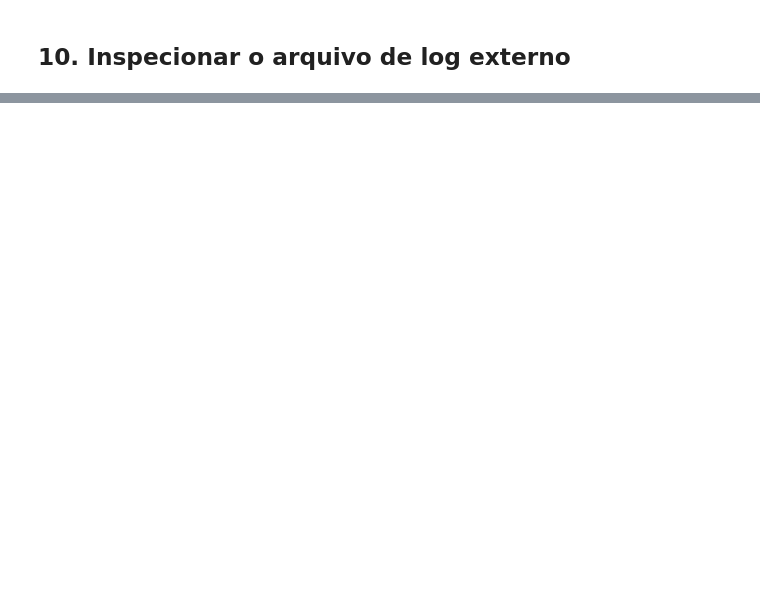
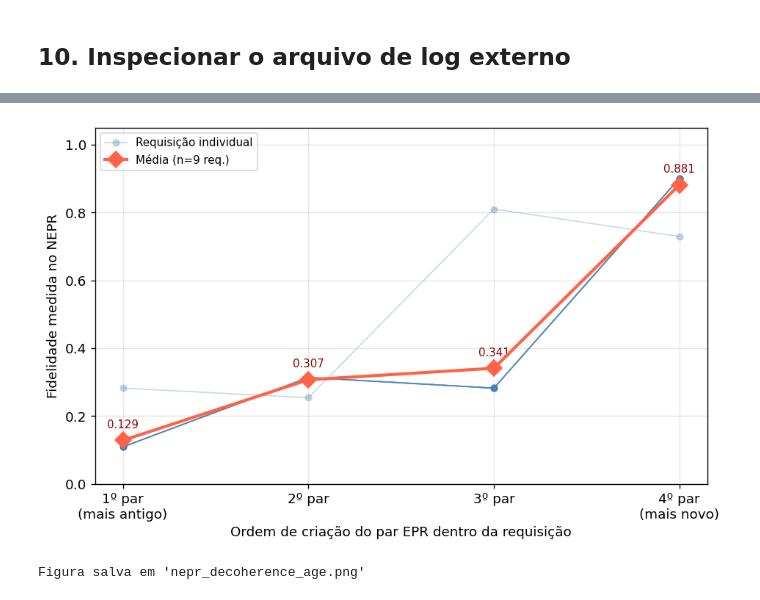
Before and after one commit to artuenric/QuantumNet, a Jupyter notebook: docs/nepr.ipynb, the cells around one changed output, grey strips where cells are left out. Cells and saved outputs as stored; diff of their text form; code cells hidden in the pictures; blank space fills up the shorter version.

Commit message:
docs(nepr): adiciona gráficos de decoerrência e população de qubits

```diff
--- a/docs/nepr.ipynb
+++ b/docs/nepr.ipynb
@@ -281,0 +294,17 @@ Arquivo 'nepr.log' — 7396102 linhas / 719684.5 KB
+# %%
+# ── Configuração de visualização — carrega CSV e variáveis compartilhadas ─────
+plt.rcParams.update({'figure.dpi': 120, 'font.size': 11})
+
+# Recarrega o CSV (permite rodar esta seção de forma independente)
+df_v = pd.read_csv(METRICS_CSV)
+
+# Variáveis de referência reutilizadas em todos os gráficos
+nepr_complete_ticks = df_v.loc[df_v['event_type'] == 'nepr_complete', 'clock_tick'].tolist()
+nepr_failed_ticks   = df_v.loc[df_v['event_type'] == 'nepr_failed',   'clock_tick'].tolist()
+regen_ticks         = df_v.loc[df_v['event_type'] == 'qubits_regenerated', 'clock_tick'].tolist()
+
+print(f"Dados carregados: {len(df_v)} eventos  |  "
+      f"ticks 0 – {int(df_v['clock_tick'].max())}")
+print(f"NEPR concluídos : {len(nepr_complete_ticks)}  |  "
+      f"NEPR falhados : {len(nepr_failed_ticks)}  |  "
+      f"Ciclos de regeneração : {len(regen_ticks)}")
@@ -281,0 +318,60 @@ Arquivo 'nepr.log' — 7396102 linhas / 719684.5 KB
+# %%
+import ast
+
+# ── Parse nepr_complete measurements do CSV ───────────────────────────────────
+df_nc = df_v[df_v['event_type'] == 'nepr_complete'].copy()
+
+def _parse_meas(details_str):
+    if not pd.notna(details_str) or not details_str:
+        return []
+    try:
+        d = json.loads(details_str)
+        m = d.get('measurements', [])
+        return ast.literal_eval(m) if isinstance(m, str) else m
+    except Exception:
+        return []
+
+df_nc['meas'] = df_nc['details'].apply(_parse_meas)
+
+pair_rows = []
+for req_num, (_, row) in enumerate(df_nc.iterrows(), start=1):
+    for idx, fid in enumerate(row['meas']):
+        pair_rows.append({'requisição': req_num, 'índice_par': idx, 'fidelidade': fid})
+df_pairs = pd.DataFrame(pair_rows)
+
+# ── Gráfico ───────────────────────────────────────────────────────────────────
+fig, ax = plt.subplots(figsize=(8, 5))
+
+if not df_pairs.empty:
+    n_idx = df_pairs['índice_par'].nunique()
+    for i, (_, grp) in enumerate(df_pairs.groupby('requisição')):
+        ax.plot(grp['índice_par'], grp['fidelidade'], 'o-',
+                alpha=0.30, linewidth=1, markersize=5, color='steelblue',
+                label='Requisição individual' if i == 0 else '_nolegend_')
+
+    avg = df_pairs.groupby('índice_par')['fidelidade'].mean()
+    ax.plot(avg.index, avg.values, 'D-',
+            color='tomato', linewidth=2.5, markersize=9, zorder=10,
+            label=f'Média (n={len(df_nc)} req.)')
+    for idx, fid in avg.items():
+        ax.text(idx, fid + 0.03, f'{fid:.3f}',
+                ha='center', va='bottom', fontsize=9, color='darkred')
+
+    labels = (['1º par\n(mais antigo)'] +
+              [f'{i+1}º par' for i in range(1, n_idx - 1)] +
+              [f'{n_idx}º par\n(mais novo)'])
+    ax.set_xticks(range(n_idx))
+    ax.set_xticklabels(labels)
+    ax.set_xlabel('Ordem de criação do par EPR dentro da requisição')
+    ax.set_ylabel('Fidelidade medida no NEPR')
+    ax.set_ylim(0, 1.05)
+    ax.legend(fontsize=9)
+    ax.grid(True, alpha=0.3)
+
+plt.tight_layout()
+plt.savefig('nepr_decoherence_age.png', bbox_inches='tight')
+plt.show()
+print("Figura salva em 'nepr_decoherence_age.png'")
+# %% [output]
+[figure, added]
+Figura salva em 'nepr_decoherence_age.png'
```
Also changed, not shown: parts of 11 cells of this notebook, 2 other files.
